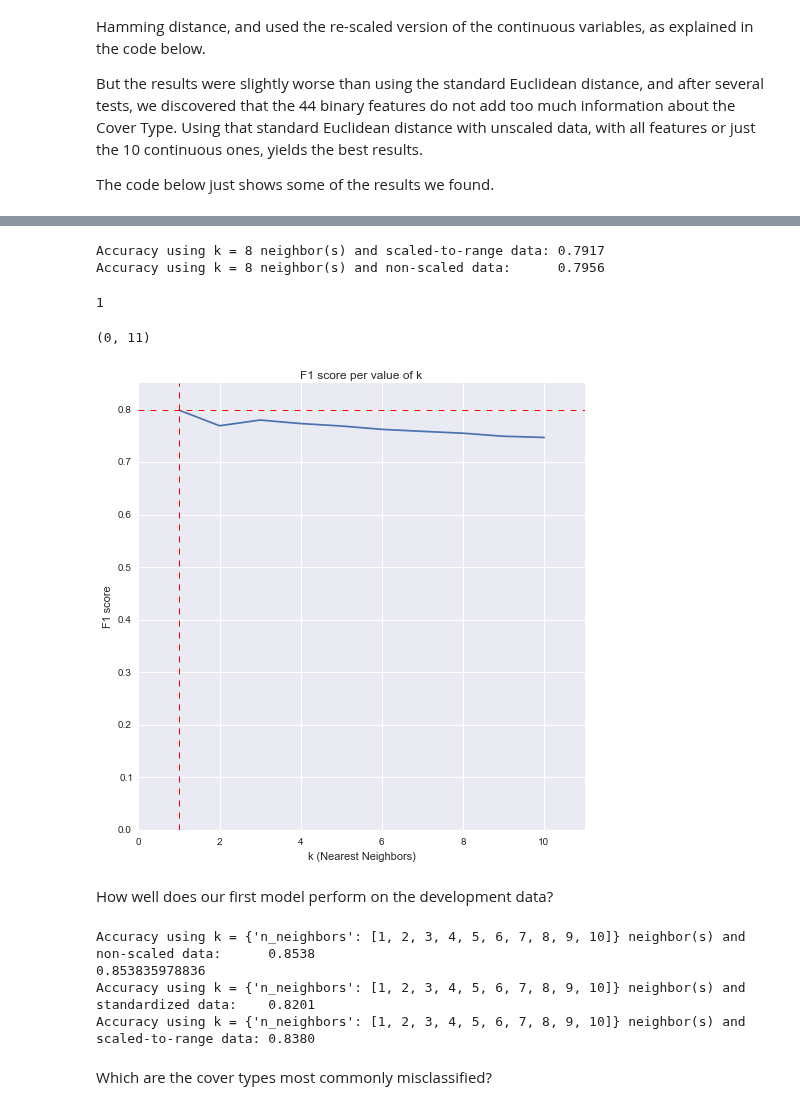
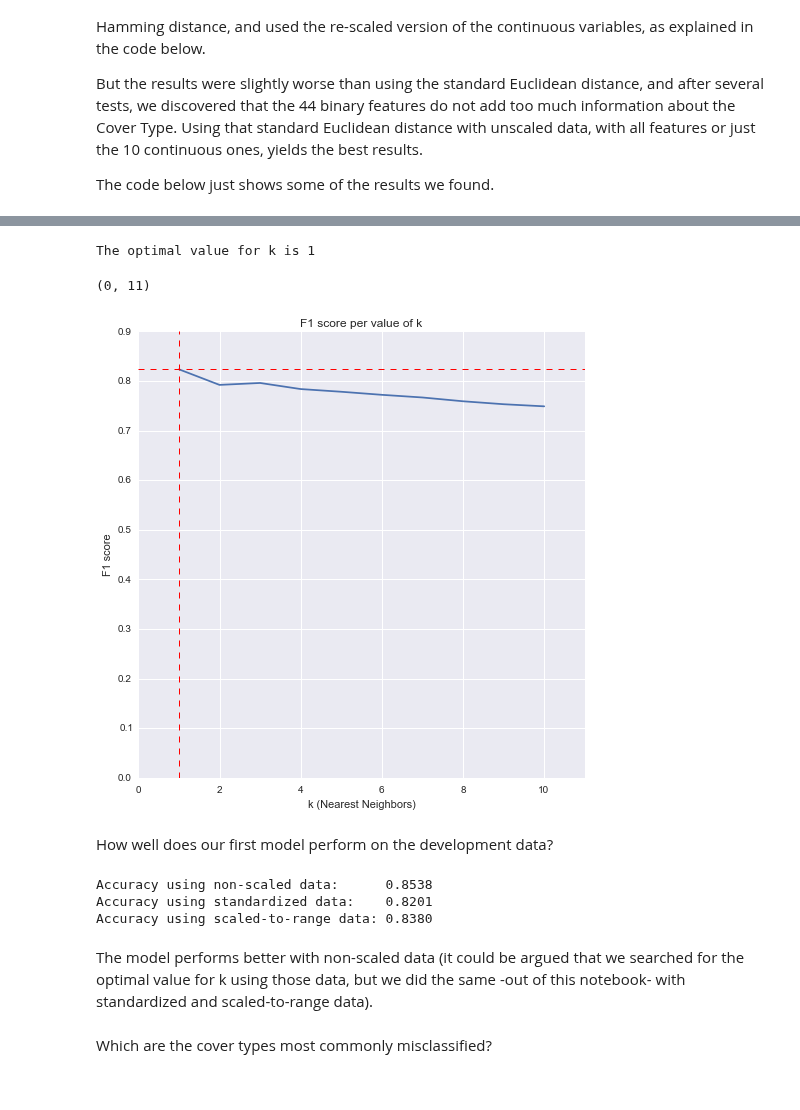
Before and after one commit to juanjocarin/W207-final-project, a Jupyter notebook: Forest/W207-Carin_Mahmud_Sakhamuri.ipynb, the cells around one changed output, grey strips where cells are left out. Saved outputs shown, nothing was run; the diff lists cells and outputs as text; code cells hidden in the pictures.

```diff
--- a/Forest/W207-Carin_Mahmud_Sakhamuri.ipynb
+++ b/Forest/W207-Carin_Mahmud_Sakhamuri.ipynb
@@ -277,67 +326,52 @@ for k in [1, 3, 5]:
-# %%
-####TO BE DELETED?
-
-k=8
-kNN = KNeighborsClassifier(n_neighbors=k, metric='euclidean')
-
-kNN.fit(X_train_minmax, y_train)
-print 'Accuracy using k = {0} neighbor(s) and scaled-to-range data: {1:.4f}'.\
-    format(k, kNN.score(X_dev_minmax, y_dev))
-
-kNN.fit(X_train, y_train)
-print 'Accuracy using k = {0} neighbor(s) and non-scaled data:      {1:.4f}'.\
-    format(k, kNN.score(X_dev, y_dev))
-# %% [output]
-Accuracy using k = 8 neighbor(s) and scaled-to-range data: 0.7917
-Accuracy using k = 8 neighbor(s) and non-scaled data:      0.7956
 # %%
 # Estimate by cross-validation the optimal number of neighbors (k)
-    # Try between 1 and the number of features (54)
-k = {'n_neighbors': np.concatenate([np.arange(1, X_train_minmax.shape[1]+1)]).tolist()}
+# Try between 1 and the number of features (54)
+k = {'n_neighbors': np.concatenate([np.arange(1, X_train.shape[1]+1)]).tolist()}
+# The optimal value is low, so let's narrow the search from 1 to 11
 k = {'n_neighbors': np.concatenate([np.arange(1, 10+1)]).tolist()}
-best_param_kNN = GridSearchCV(KNeighborsClassifier(), k, scoring='f1_macro')
 best_param_kNN = GridSearchCV(KNeighborsClassifier(), k, scoring='accuracy')
-best_param_kNN.fit(X_train_minmax, y_train)
+best_param_kNN.fit(X_train, y_train)
 optimal_k = best_param_kNN.best_params_['n_neighbors']
-print optimal_k
+print 'The optimal value for k is {0}'.format(optimal_k)
 
+# Plot results
 f1_vector = np.array([best_param_kNN.grid_scores_[x][1] for x in
                       range(len(k['n_neighbors']))])
 plt.figure(figsize=(8, 8))
 plt.plot(k['n_neighbors'], f1_vector, marker='x')
 plt.axvline(x=optimal_k, linewidth=1, linestyle='--', color='red')
 plt.axhline(y=best_param_kNN.best_score_, linewidth=1, linestyle='--', color='red')
 plt.xlabel("k (Nearest Neighbors)")
 plt.ylabel("F1 score")
 plt.title('F1 score per value of k')
 plt.ylim([0, (np.ceil(best_param_kNN.best_score_*20)+1)/20])
 plt.xlim([0, len(k['n_neighbors'])+1])
 # %% [output]
-1
+The optimal value for k is 1
 (0, 11)
-[figure, old version]
+[figure, new version]
 # %% [markdown]
 How well does our first model perform on the development data?
 # %%
 kNN = KNeighborsClassifier(n_neighbors=optimal_k)
 
 kNN.fit(X_train, y_train)
-print 'Accuracy using k = {0} neighbor(s) and non-scaled data:      {1:.4f}'.\
-    format(k, kNN.score(X_dev, y_dev))
-print metrics.accuracy_score(y_true=y_dev, y_pred=kNN.predict(X_dev))
+print 'Accuracy using non-scaled data:      {0:.4f}'.\
+    format(kNN.score(X_dev, y_dev))
 
 kNN.fit(X_train_std, y_train)
-print 'Accuracy using k = {0} neighbor(s) and standardized data:    {1:.4f}'.\
-    format(k, kNN.score(X_dev_std, y_dev))
+print 'Accuracy using standardized data:    {0:.4f}'.\
+    format(kNN.score(X_dev_std, y_dev))
 
 kNN.fit(X_train_minmax, y_train)
-print 'Accuracy using k = {0} neighbor(s) and scaled-to-range data: {1:.4f}'.\
-    format(k, kNN.score(X_dev_minmax, y_dev))
+print 'Accuracy using scaled-to-range data: {0:.4f}'.\
+    format(kNN.score(X_dev_minmax, y_dev))
 # %% [output]
-Accuracy using k = {'n_neighbors': [1, 2, 3, 4, 5, 6, 7, 8, 9, 10]} neighbor(s) and non-scaled data:      0.8538
-0.853835978836
-Accuracy using k = {'n_neighbors': [1, 2, 3, 4, 5, 6, 7, 8, 9, 10]} neighbor(s) and standardized data:    0.8201
-Accuracy using k = {'n_neighbors': [1, 2, 3, 4, 5, 6, 7, 8, 9, 10]} neighbor(s) and scaled-to-range data: 0.8380
+Accuracy using non-scaled data:      0.8538
+Accuracy using standardized data:    0.8201
+Accuracy using scaled-to-range data: 0.8380
+# %% [markdown]
+The model performs better with non-scaled data (it could be argued that we searched for the optimal value for k using those data, but we did the same -out of this notebook- with standardized and scaled-to-range data).
 # %% [markdown]
 Which are the cover types most commonly misclassified?
 # %%
```
Also changed, not shown: parts of 70 cells of this notebook.
